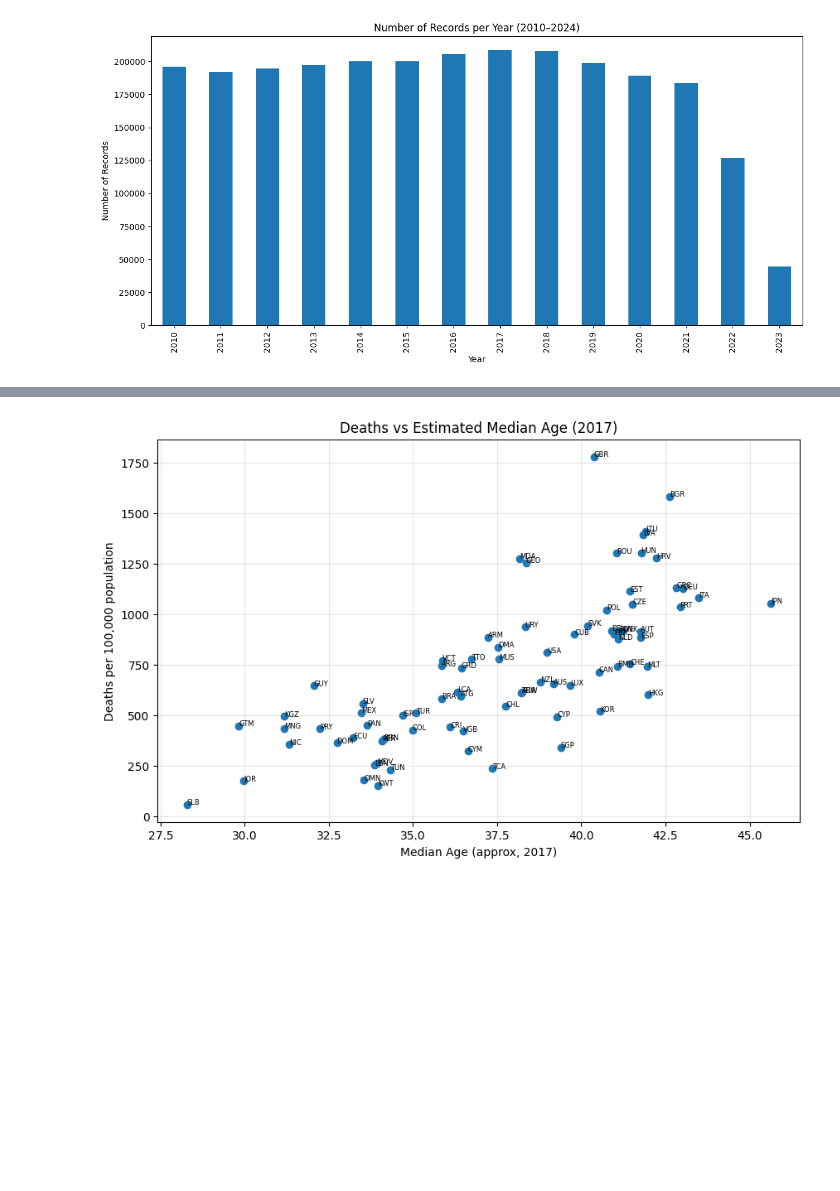
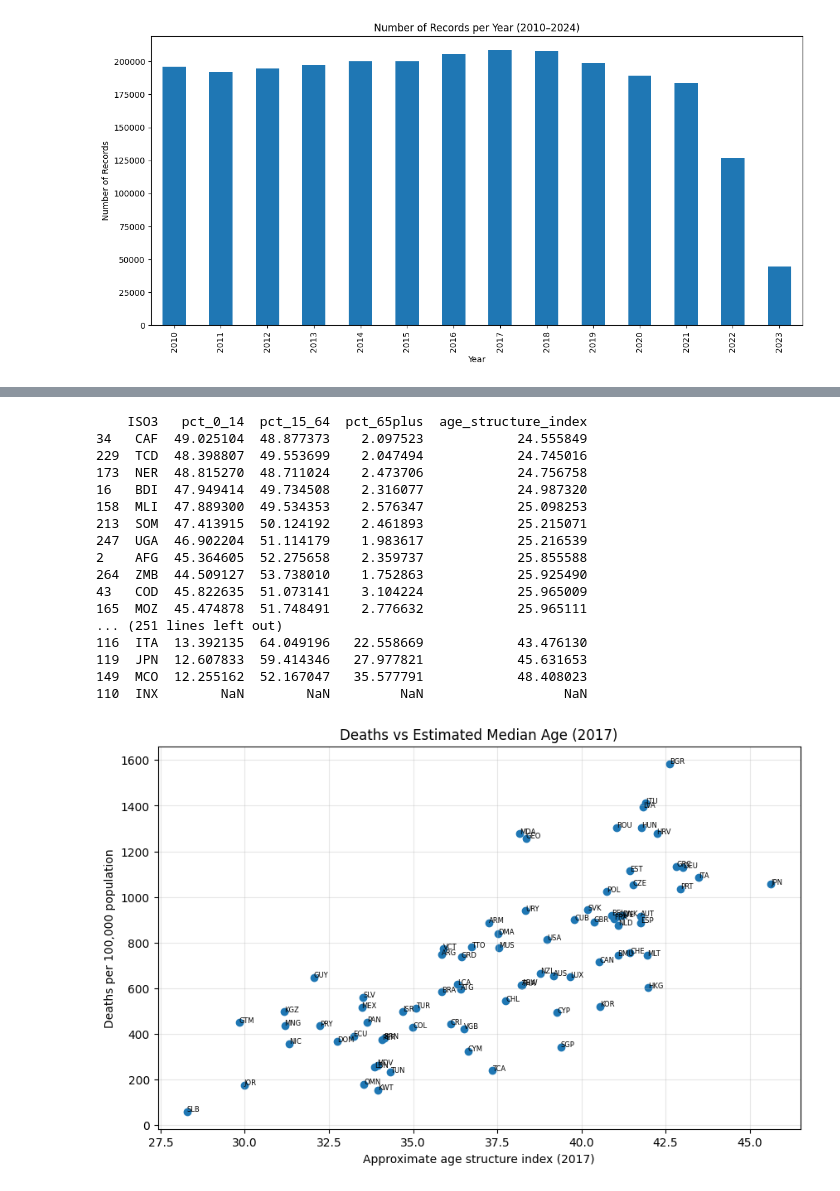
Before and after one commit to ihringerlinus/WHO_Mortality_Database, a Jupyter notebook: Übersicht.ipynb, the cells around one changed output, grey strips where cells are left out. Drawn from its saved outputs; the diff is of its cells as text; code cells hidden in the pictures; blank space fills up the shorter version.

```diff
--- a/Übersicht.ipynb
+++ b/Übersicht.ipynb
@@ -111,11 +91,12 @@ plt.show()
 # %%
-# 3. Nur Zeilen mit gültiger Cause behalten
+# Nur Zeilen mit gültiger Cause behalten
 df_2017 = df_2017[df_2017['Cause'].notna() & (df_2017['Cause'] != '')]
 
-# 4. Doppelte Einträge entfernen
+# Doppelte Einträge entfernen
 unique_cols = ['Country', 'Sex', 'Cause', 'Year']
 df_2017_unique = df_2017.drop_duplicates(subset=unique_cols)
-# 3. Summieren
+df_2017_unique = df_2017_unique.copy()
+# Summieren
 result = (
     df_2017_unique
     .groupby('Country')['Deaths at all ages']
@@ -502,12 +612,12 @@ In Ländern mit junger Bevölkerung sterben pro 100’000 Menschen automatisch w
 # -----------------------------
 
 #Daten Einlesen
-age_0_14_raw = pd.read_csv("Data_Files\API_SP.POP.0014.TO.ZS_DS2_en_csv_v2_253632.csv", skiprows=4)
+age_0_14_raw = pd.read_csv("Data_Files/API_SP.POP.0014.TO.ZS_DS2_en_csv_v2_253632.csv", skiprows=4)
 age_15_64_raw = pd.read_csv("Data_Files/API_SP.POP.1564.TO.ZS_DS2_en_csv_v2_294218.csv", skiprows=4)
-age_65_raw = pd.read_csv("Data_Files\API_SP.POP.65UP.TO.ZS_DS2_en_csv_v2_8582.csv", skiprows=4)
+age_65_raw = pd.read_csv("Data_Files/API_SP.POP.65UP.TO.ZS_DS2_en_csv_v2_8582.csv", skiprows=4)
 
 
-# 2016 Daten extrahieren
+# 2017 Daten extrahieren
 age_0_14 = age_0_14_raw[["Country Code", "2017"]].rename(
     columns={"Country Code": "ISO3", "2017": "pct_0_14"}
 )
@@ -518,37 +628,57 @@ age_15_64 = age_15_64_raw[["Country Code", "2017"]].rename(
 
 age_65 = age_65_raw[["Country Code", "2017"]].rename(
     columns={"Country Code": "ISO3", "2017": "pct_65plus"}
 )
 
 # Merge Altersdaten
 age_all = age_0_14.merge(age_15_64, on="ISO3", how="inner") \
                   .merge(age_65, on="ISO3", how="inner")
 
-#Median Age berechnen
-age_all["median_age_proxy"] = (
-    7 * (age_all["pct_0_14"] / 100) +
+#Median Age annäherung berechnen
+age_all["age_structure_index"] = (
+    7  * (age_all["pct_0_14"] / 100) +
     40 * (age_all["pct_15_64"] / 100) +
     75 * (age_all["pct_65plus"] / 100)
 )
+
+
+print(age_all.sort_values("age_structure_index"))
 
 # Merge mit Mortalitätsdaten
 scatter_data = mortality_per_country.merge(age_all, on="ISO3", how="inner")
 
 # Scatter Plot erstellen
 plt.figure(figsize=(10,6))
 
-plt.scatter(scatter_data["median_age_proxy"], scatter_data["Deaths_per_100k"])
+plt.scatter(scatter_data["age_structure_index"], scatter_data["Deaths_per_100k"])
 
-plt.xlabel("Median Age (approx, 2017)")
+plt.xlabel("Approximate age structure index (2017)")
 plt.ylabel("Deaths per 100,000 population")
 plt.title("Deaths vs Estimated Median Age (2017)")
 
 plt.grid(alpha=0.3)
 
 # Option: Länderlabels anzeigen
 for i, row in scatter_data.iterrows():
-    plt.text(row["median_age_proxy"], row["Deaths_per_100k"], row["ISO3"], fontsize=6)
+    plt.text(row["age_structure_index"], row["Deaths_per_100k"], row["ISO3"], fontsize=6)
 
 plt.show()
 # %% [output]
+    ISO3   pct_0_14  pct_15_64  pct_65plus  age_structure_index
+34   CAF  49.025104  48.877373    2.097523            24.555849
+229  TCD  48.398807  49.553699    2.047494            24.745016
+173  NER  48.815270  48.711024    2.473706            24.756758
+16   BDI  47.949414  49.734508    2.316077            24.987320
+158  MLI  47.889300  49.534353    2.576347            25.098253
+213  SOM  47.413915  50.124192    2.461893            25.215071
+247  UGA  46.902204  51.114179    1.983617            25.216539
+2    AFG  45.364605  52.275658    2.359737            25.855588
+264  ZMB  44.509127  53.738010    1.752863            25.925490
+43   COD  45.822635  51.073141    3.104224            25.965009
+165  MOZ  45.474878  51.748491    2.776632            25.965111
+... (251 lines left out)
+116  ITA  13.392135  64.049196   22.558669            43.476130
+119  JPN  12.607833  59.414346   27.977821            45.631653
+149  MCO  12.255162  52.167047   35.577791            48.408023
+110  INX        NaN        NaN         NaN                  NaN
-[figure, old version]
+[figure, new version]
```
Also changed, not shown: parts of 41 cells of this notebook, 3 other files.
